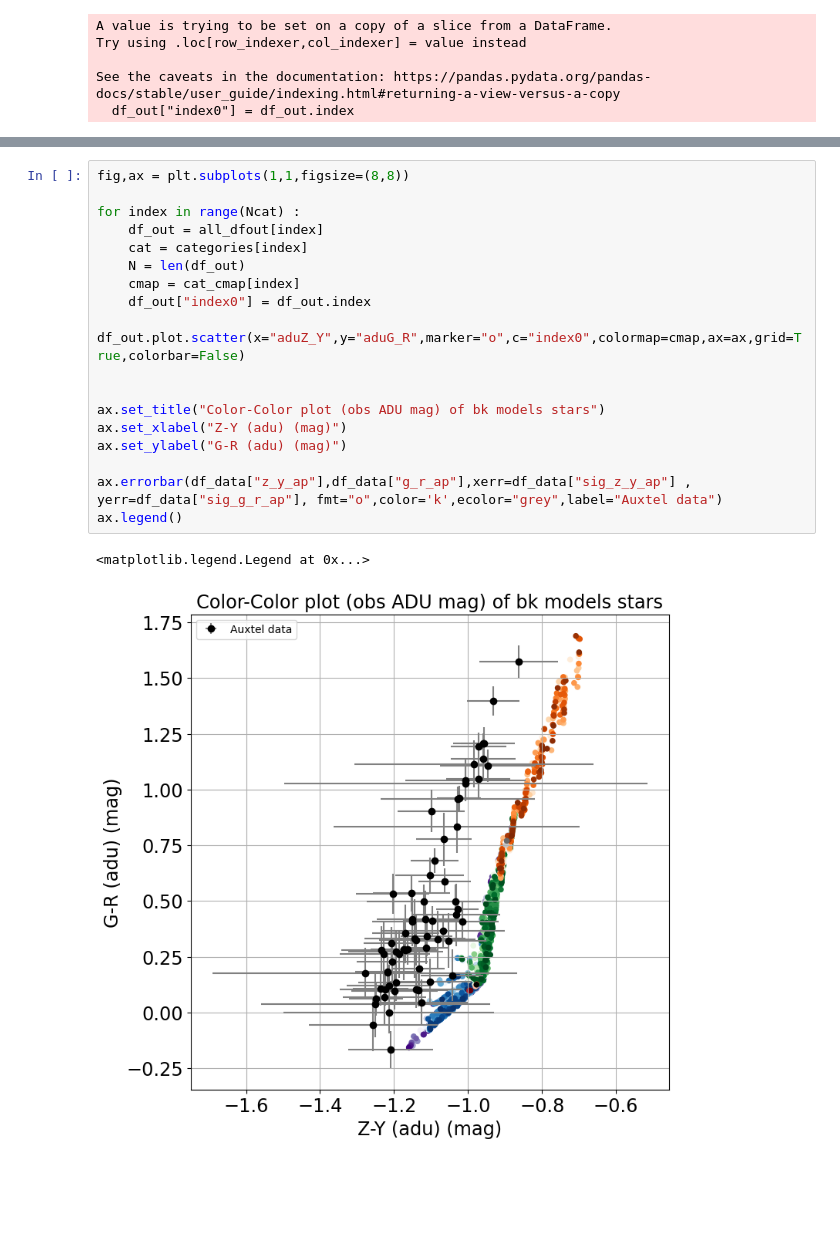
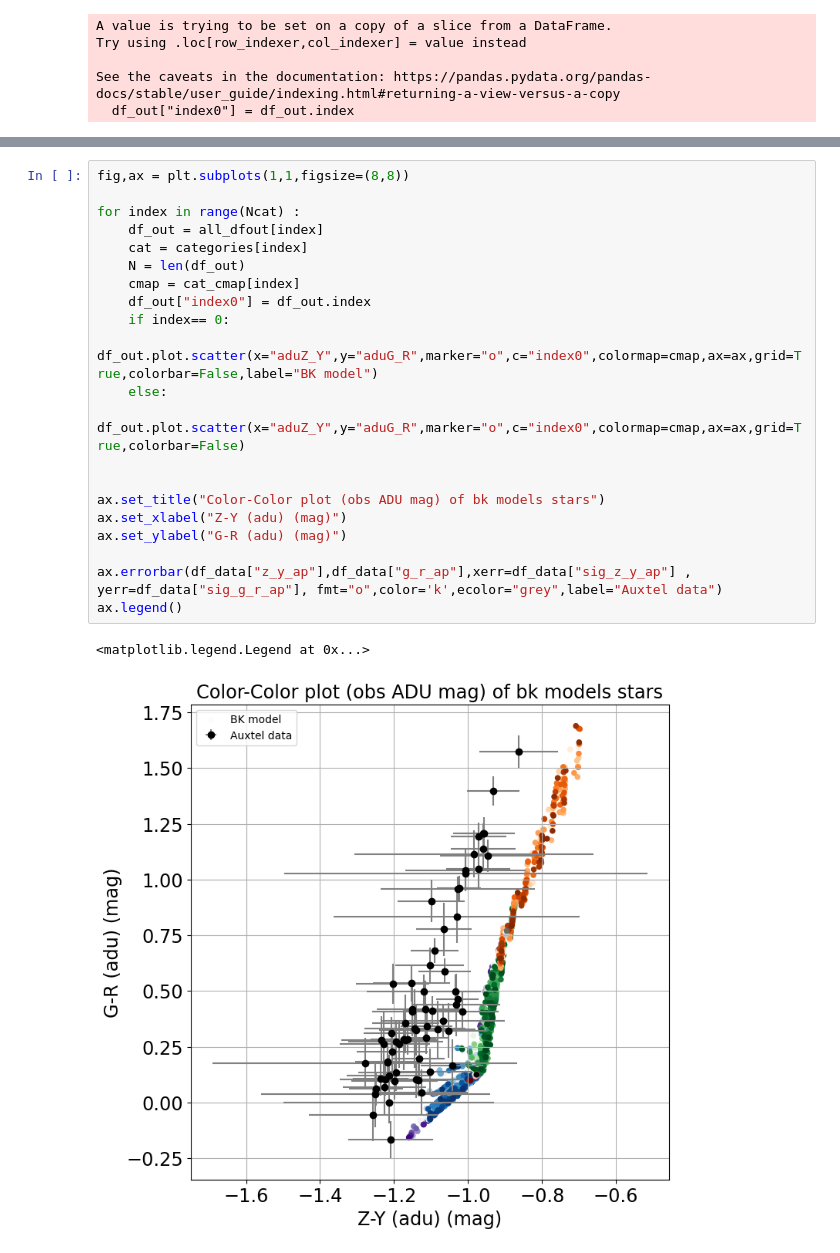
Before and after one commit to sylvielsstfr/RubinLSSTPhotometricCorrTuto, a Jupyter notebook: notebooks/07_SEDBKModelsColors/CompareColorsBKModelsAuxtelData_auxtelSDSSfilters.ipynb, the cells around one changed output, grey strips where cells are left out. Cells and saved outputs as stored; diff of their text form; blank space fills up the shorter version.

```diff
--- a/notebooks/07_SEDBKModelsColors/CompareColorsBKModelsAuxtelData_auxtelSDSSfilters.ipynb
+++ b/notebooks/07_SEDBKModelsColors/CompareColorsBKModelsAuxtelData_auxtelSDSSfilters.ipynb
@@ -527,24 +527,27 @@ df_out
 # %%
 fig,ax = plt.subplots(1,1,figsize=(8,8))
 
 for index in range(Ncat) :
     df_out = all_dfout[index]
     cat = categories[index]
     N = len(df_out)
     cmap = cat_cmap[index]
     df_out["index0"] = df_out.index
-    df_out.plot.scatter(x="aduZ_Y",y="aduG_R",marker="o",c="index0",colormap=cmap,ax=ax,grid=True,colorbar=False)
+    if index== 0:
+        df_out.plot.scatter(x="aduZ_Y",y="aduG_R",marker="o",c="index0",colormap=cmap,ax=ax,grid=True,colorbar=False,label="BK model")
+    else:
+        df_out.plot.scatter(x="aduZ_Y",y="aduG_R",marker="o",c="index0",colormap=cmap,ax=ax,grid=True,colorbar=False)
 
 
 ax.set_title("Color-Color plot (obs ADU mag) of bk models stars")
 ax.set_xlabel("Z-Y (adu) (mag)")
 ax.set_ylabel("G-R (adu) (mag)")
 
 ax.errorbar(df_data["z_y_ap"],df_data["g_r_ap"],xerr=df_data["sig_z_y_ap"] , yerr=df_data["sig_g_r_ap"], fmt="o",color='k',ecolor="grey",label="Auxtel data")
 ax.legend()
 # %% [output]
 <matplotlib.legend.Legend at 0x...>
-[figure, old version]
+[figure, new version]
 # %%
 fig,ax = plt.subplots(1,1,figsize=(8,8))
 
```
Also changed, not shown: parts of 2 cells of this notebook, 1 other file.
